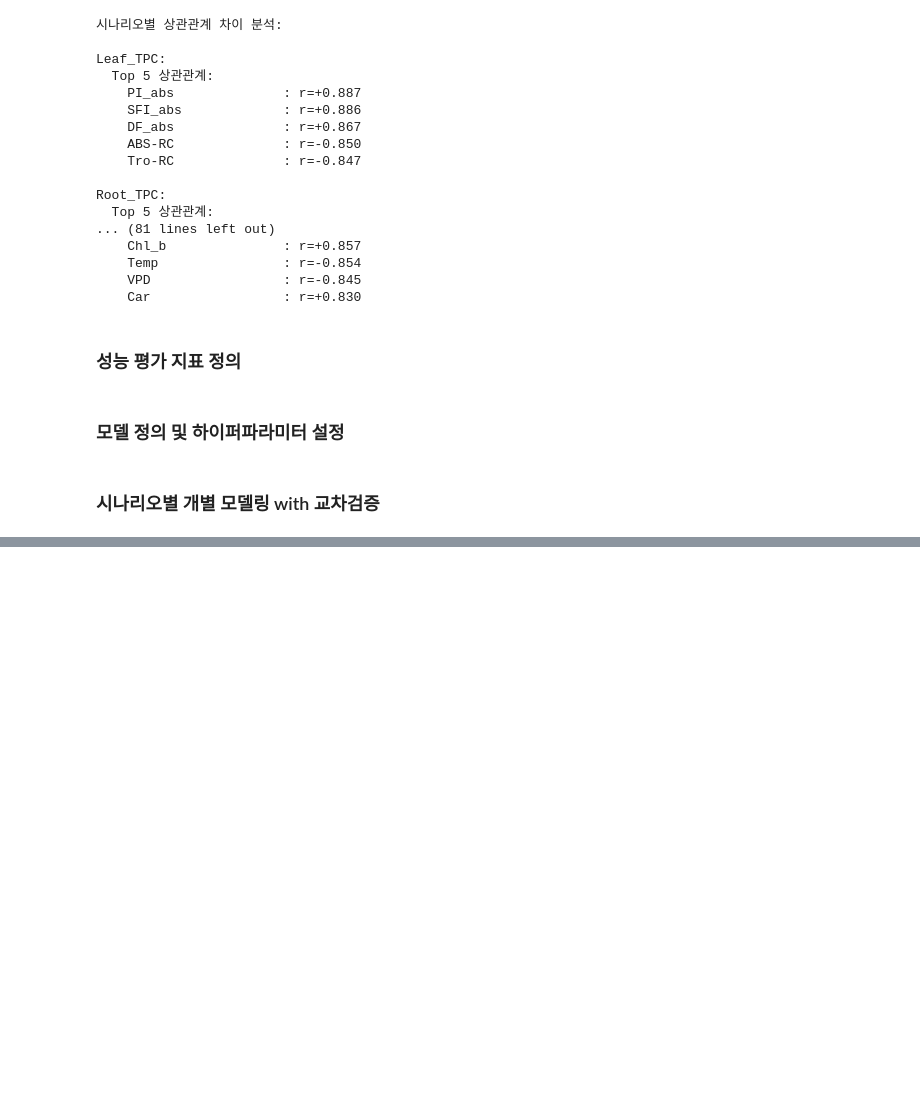
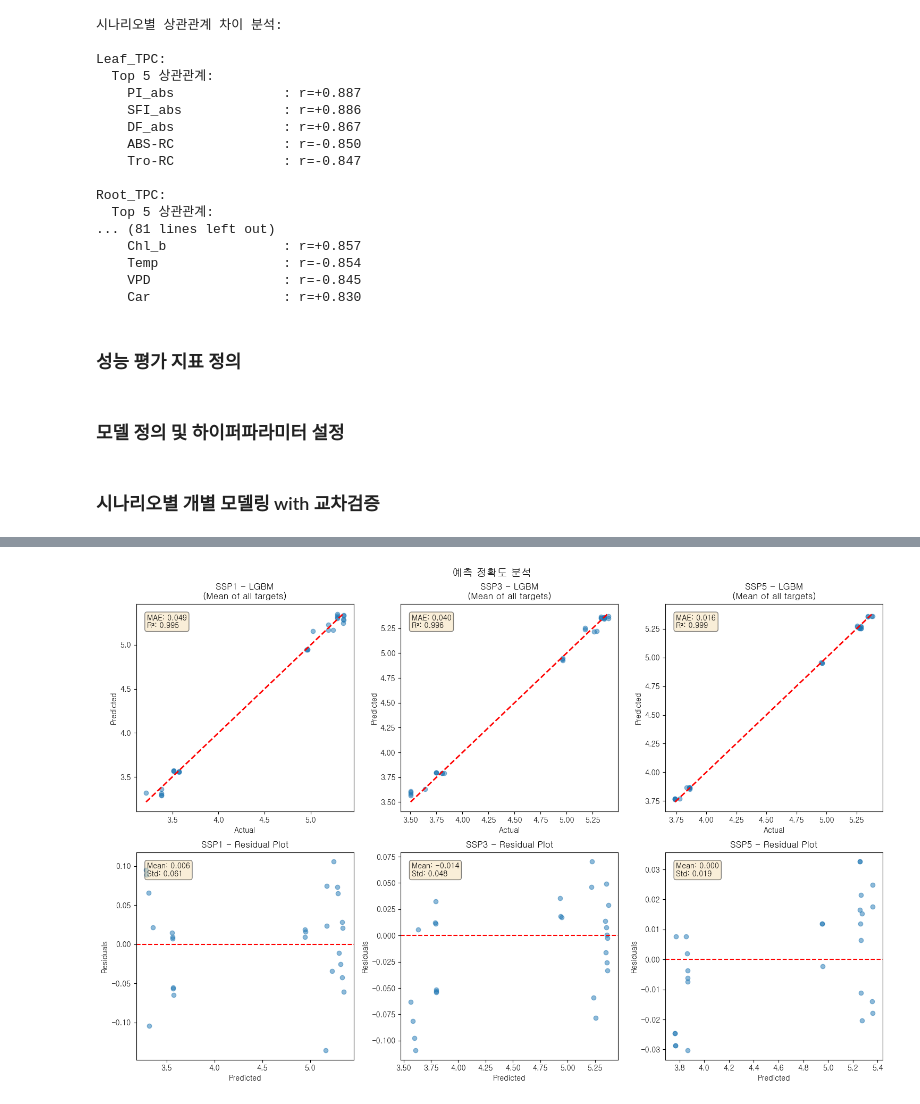
Before and after one commit to JaeHong-Jang/Data-Competition, a Jupyter notebook: modeling_V4.ipynb, the cells around one changed output, grey strips where cells are left out. Cells and saved outputs as stored; diff of their text form; code cells hidden in the pictures; blank space fills up the shorter version.

Commit message:
modeling v4 upload

```diff
--- a/modeling_V4.ipynb
+++ b/modeling_V4.ipynb
@@ -425,0 +606,19 @@ TypeError: cannot convert the series to <class 'float'>
+# %%
+for scenario in ['SSP1', 'SSP3', 'SSP5']:
+    print(f"\n{scenario} 시나리오:")
+
+    # 모델 간 MAE 차이 검정 (ANOVA)
+    mae_values = [scenario_results[scenario][model]['MAE']
+                  for model in models.keys()
+                  if model in scenario_results[scenario]]
+
+    # Shapiro-Wilk 정규성 검정
+    stat, p_value = stats.shapiro(mae_values)
+    print(f"  정규성 검정: p={p_value:.4f} {'(정규분포)' if p_value > 0.05 else '(비정규분포)'}")
+
+    # Friedman 검정 (비모수적 방법)
+    if len(mae_values) > 2:
+        # 여러 모델 비교를 위한 데이터 구성
+        print(f"  모델 수: {len(mae_values)}")
+        print(f"  MAE 범위: {min(mae_values):.4f} ~ {max(mae_values):.4f}")
+        print(f"  MAE 표준편차: {np.std(mae_values):.4f}")
@@ -425,0 +992,60 @@ TypeError: cannot convert the series to <class 'float'>
+# %%
+fig2, axes = plt.subplots(2, 3, figsize=(15, 10))
+
+for idx, scenario in enumerate(['SSP1', 'SSP3', 'SSP5']):
+    # 최고 모델로 예측
+    best_name = best_models[scenario]['name']
+    model = best_models[scenario]['model']
+    scaler = best_models[scenario]['scaler']
+
+    # 데이터 준비
+    scenario_mask = scenarios == scenario
+    X_scenario = X_engineered[scenario_mask]
+    y_scenario = y_targets[scenario_mask]
+
+    X_train, X_test, y_train, y_test = train_test_split(
+        X_scenario, y_scenario, test_size=0.2, random_state=42
+    )
+
+    X_test_scaled = scaler.transform(X_test)
+    y_pred = model.predict(X_test_scaled)
+
+    # 예측 vs 실제 (모든 타겟 평균)
+    ax = axes[0, idx]
+    y_test_mean = y_test.mean(axis=1)
+    y_pred_mean = y_pred.mean(axis=1)
+
+    ax.scatter(y_test_mean, y_pred_mean, alpha=0.5)
+    ax.plot([y_test_mean.min(), y_test_mean.max()],
+           [y_test_mean.min(), y_test_mean.max()],
+           'r--', lw=2)
+    ax.set_xlabel('Actual')
+    ax.set_ylabel('Predicted')
+    ax.set_title(f'{scenario} - {best_name}\n(Mean of all targets)')
+
+    # 텍스트 추가
+    mae = mean_absolute_error(y_test_mean, y_pred_mean)
+    r2 = r2_score(y_test_mean, y_pred_mean)
+    ax.text(0.05, 0.95, f'MAE: {mae:.3f}\nR²: {r2:.3f}',
+           transform=ax.transAxes, verticalalignment='top',
+           bbox=dict(boxstyle='round', facecolor='wheat', alpha=0.5))
+
+    # 잔차 플롯
+    ax = axes[1, idx]
+    residuals = y_test_mean - y_pred_mean
+    ax.scatter(y_pred_mean, residuals, alpha=0.5)
+    ax.axhline(y=0, color='r', linestyle='--')
+    ax.set_xlabel('Predicted')
+    ax.set_ylabel('Residuals')
+    ax.set_title(f'{scenario} - Residual Plot')
+
+    # 잔차 통계
+    ax.text(0.05, 0.95, f'Mean: {residuals.mean():.3f}\nStd: {residuals.std():.3f}',
+           transform=ax.transAxes, verticalalignment='top',
+           bbox=dict(boxstyle='round', facecolor='wheat', alpha=0.5))
+
+plt.suptitle('예측 정확도 분석', fontsize=14, fontweight='bold')
+plt.tight_layout()
+plt.show()
+# %% [output]
+[figure, added]
```
Also changed, not shown: parts of 13 cells of this notebook.
